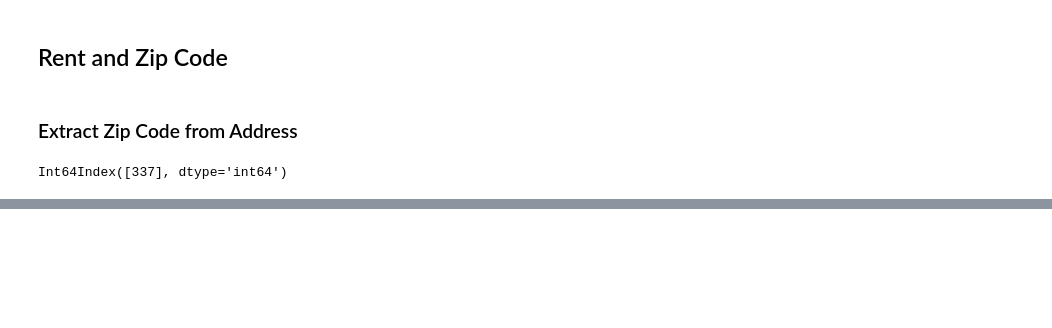
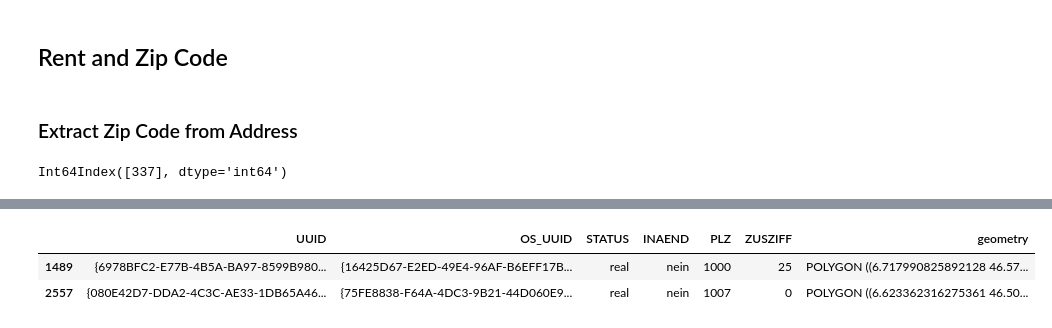
Before and after one commit to hamedrazavi/rental_analysis_switzerland_immoscout24, a Jupyter notebook: src/rental_analysis_lausanne.ipynb, the cells around one changed output, grey strips where cells are left out. Saved outputs shown, nothing was run; the diff lists cells and outputs as text; code cells hidden in the pictures; blank space fills up the shorter version.

```diff
--- a/src/rental_analysis_lausanne.ipynb
+++ b/src/rental_analysis_lausanne.ipynb
@@ -234,0 +269,6 @@ plt.tight_layout()
+# %%
+gdf_laus.head(2)
+# %% [output]
+|  | UUID | OS_UUID | STATUS | INAEND | PLZ | ZUSZIFF | geometry |
+| 1489 | {6978BFC2-E77B-4B5A-BA97-8599B980... | {16425D67-E2ED-49E4-96AF-B6EFF17B... | real | nein | 1000 | 25 | POLYGON ((6.717990825892128 46.57... |
+| 2557 | {080E42D7-DDA2-4C3C-AE33-1DB65A46... | {75FE8838-F64A-4DC3-9B21-44D060E9... | real | nein | 1007 | 0 | POLYGON ((6.623362316275361 46.50... |
```
Also changed, not shown: parts of 45 cells of this notebook, 18 other files.
